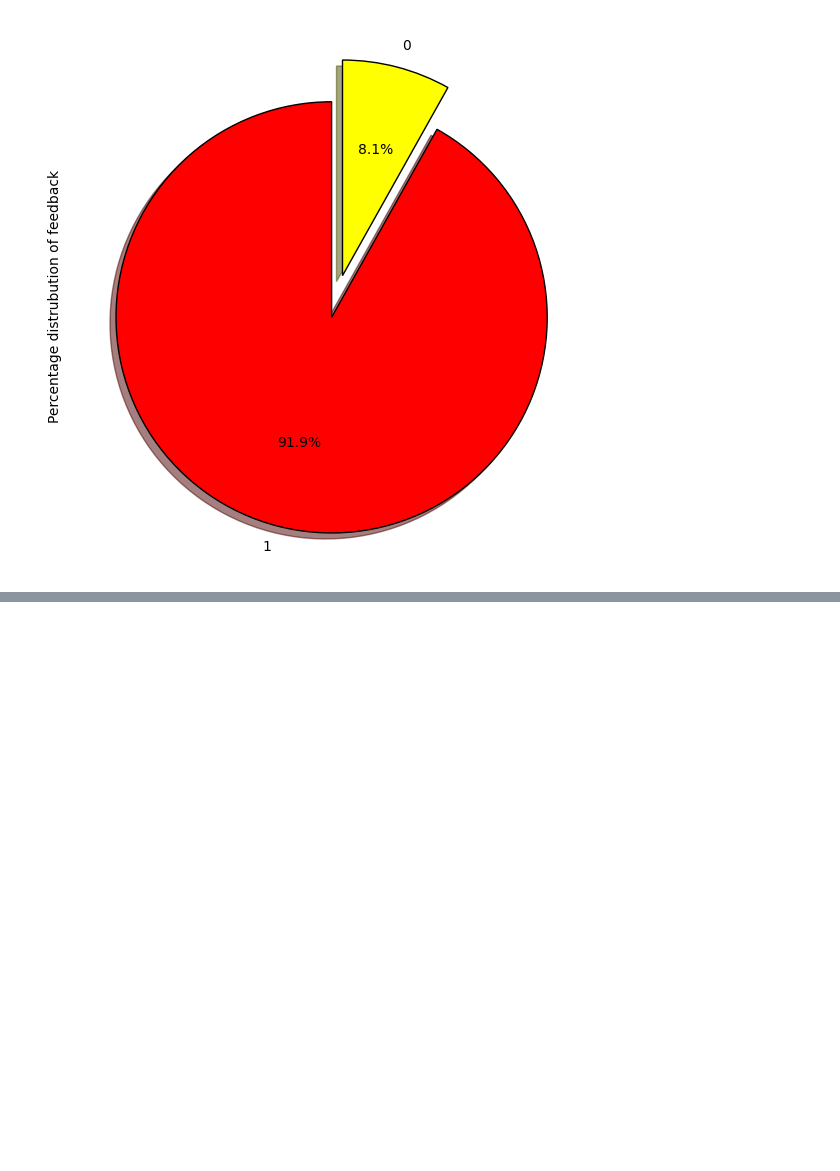
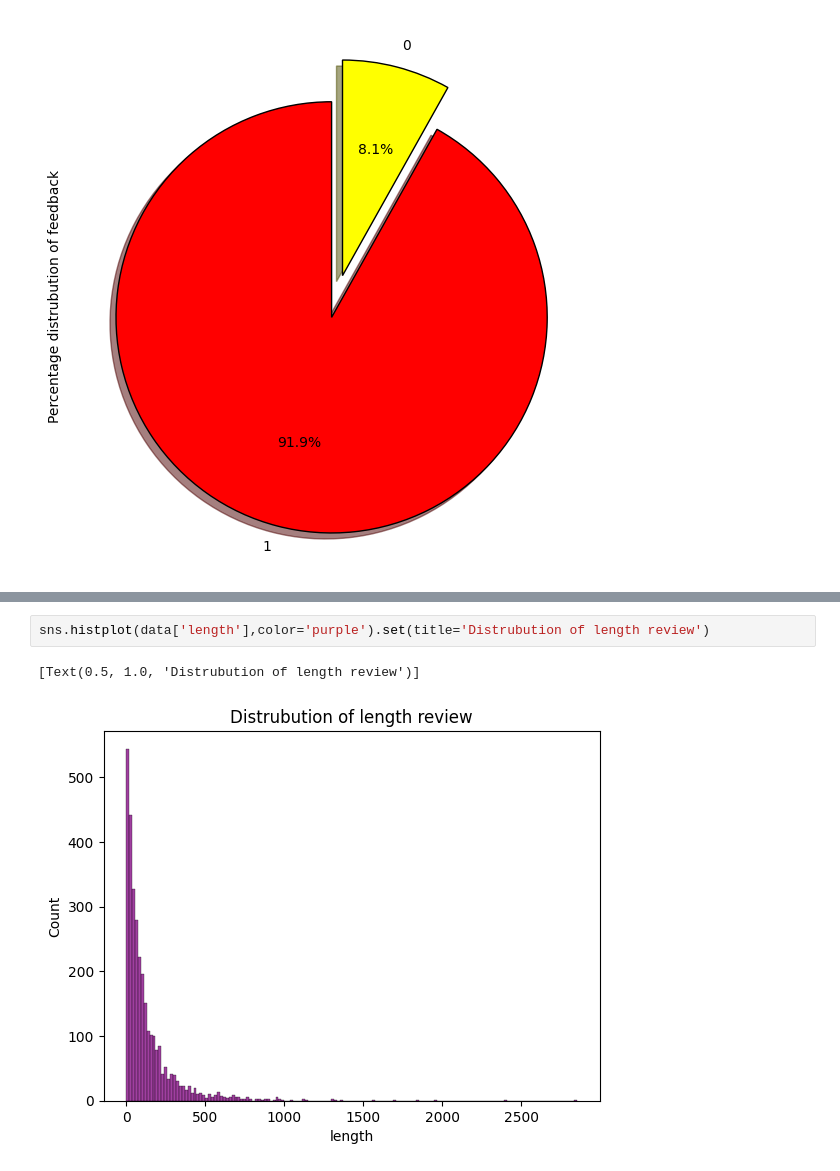
Before and after one commit to pragadishwaran22/amazon-review-SentimentAnalysis, a Jupyter notebook: model_SA.ipynb, the cells around one changed output, grey strips where cells are left out. Cells and saved outputs as stored; diff of their text form; blank space fills up the shorter version.

```diff
--- a/model_SA.ipynb
+++ b/model_SA.ipynb
@@ -178,0 +287,5 @@ tags.plot(kind='pie',autopct='%1.1f%%',shadow=True,colors=colors,startangle=90,w
+# %%
+sns.histplot(data['length'],color='purple').set(title='Distrubution of length review')
+# %% [output]
+[Text(0.5, 1.0, 'Distrubution of length review')]
+[figure, added]
```
Also changed, not shown: parts of 12 cells of this notebook.
